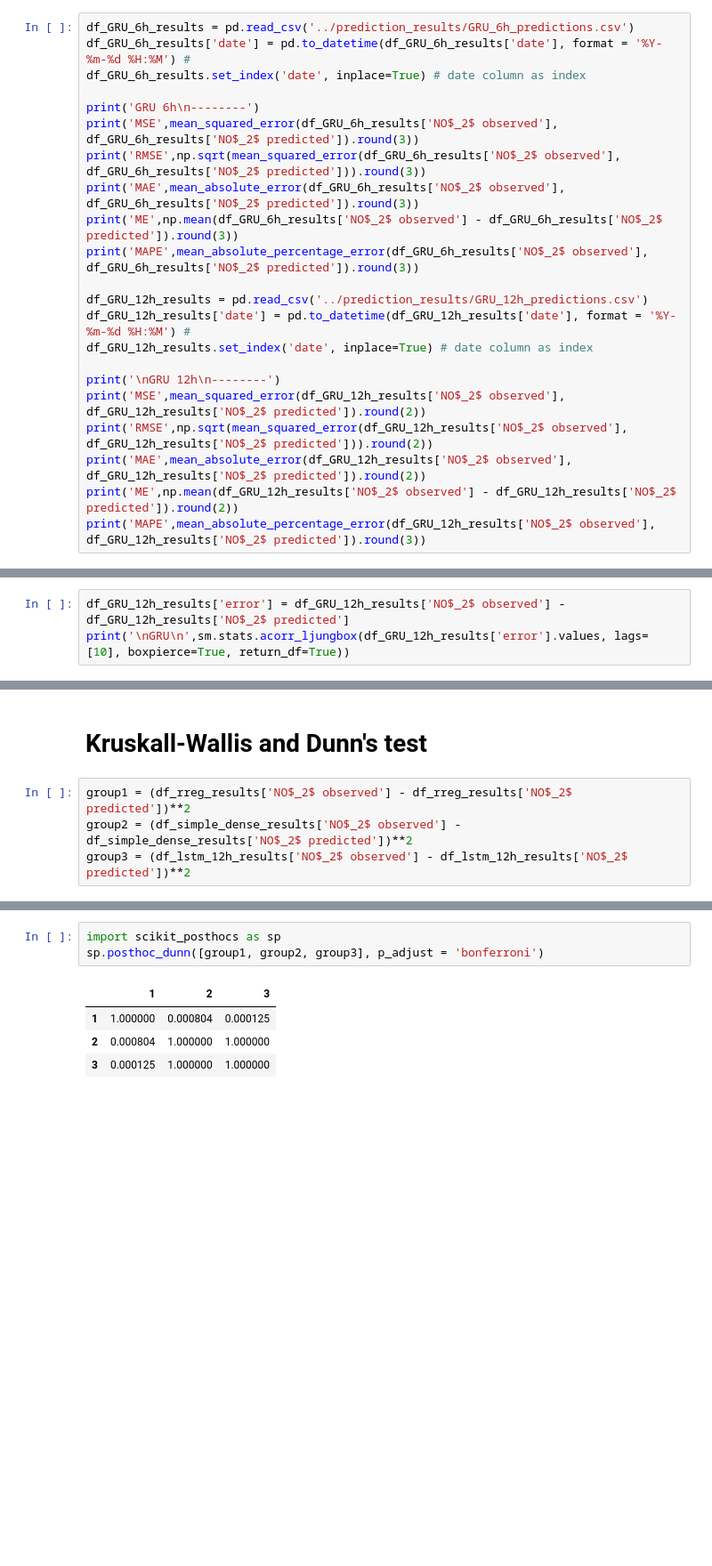
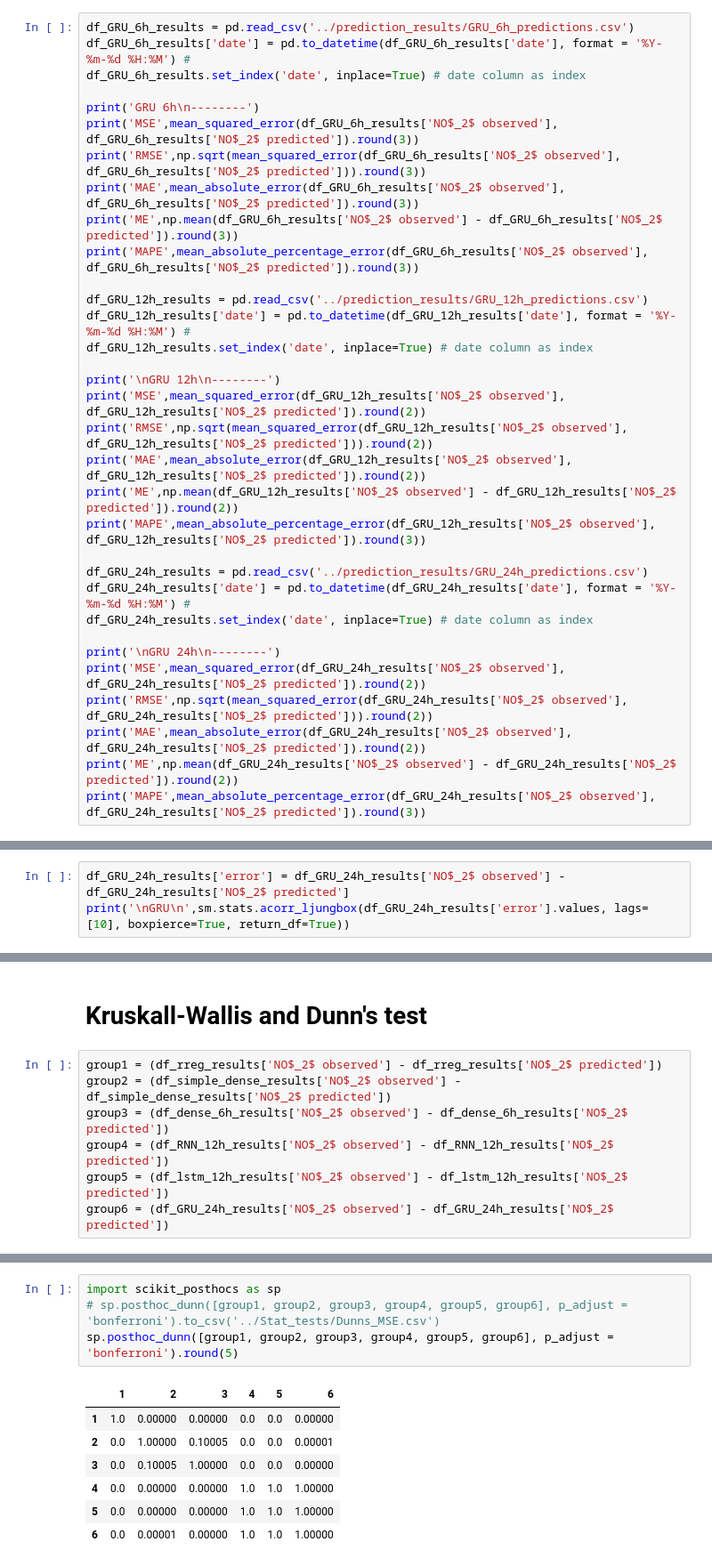
Before and after one commit to simoncarlen/forecasting_project, a Jupyter notebook: jupyter_notebooks/forecast_plots_NO2.ipynb, the cells around one changed output, grey strips where cells are left out. Shown: that part at 89% size. Drawn from its saved outputs; the diff is of its cells as text; blank space fills up the shorter version.

```diff
--- a/jupyter_notebooks/forecast_plots_NO2.ipynb
+++ b/jupyter_notebooks/forecast_plots_NO2.ipynb
@@ -299,6 +306,17 @@ print('RMSE',np.sqrt(mean_squared_error(df_GRU_12h_results['NO$_2$ observed'], d
 print('MAE',mean_absolute_error(df_GRU_12h_results['NO$_2$ observed'], df_GRU_12h_results['NO$_2$ predicted']).round(2))
 print('ME',np.mean(df_GRU_12h_results['NO$_2$ observed'] - df_GRU_12h_results['NO$_2$ predicted']).round(2))
 print('MAPE',mean_absolute_percentage_error(df_GRU_12h_results['NO$_2$ observed'], df_GRU_12h_results['NO$_2$ predicted']).round(3))
+
+df_GRU_24h_results = pd.read_csv('../prediction_results/GRU_24h_predictions.csv')
+df_GRU_24h_results['date'] = pd.to_datetime(df_GRU_24h_results['date'], format = '%Y-%m-%d %H:%M') #
+df_GRU_24h_results.set_index('date', inplace=True) # date column as index
+
+print('\nGRU 24h\n--------')
+print('MSE',mean_squared_error(df_GRU_24h_results['NO$_2$ observed'], df_GRU_24h_results['NO$_2$ predicted']).round(2))
+print('RMSE',np.sqrt(mean_squared_error(df_GRU_24h_results['NO$_2$ observed'], df_GRU_24h_results['NO$_2$ predicted'])).round(2))
+print('MAE',mean_absolute_error(df_GRU_24h_results['NO$_2$ observed'], df_GRU_24h_results['NO$_2$ predicted']).round(2))
+print('ME',np.mean(df_GRU_24h_results['NO$_2$ observed'] - df_GRU_24h_results['NO$_2$ predicted']).round(2))
+print('MAPE',mean_absolute_percentage_error(df_GRU_24h_results['NO$_2$ observed'], df_GRU_24h_results['NO$_2$ predicted']).round(3))
 # %% [output]
 GRU 6h
 --------
@@ -318,6 +338,6 @@ MAPE 0.259
 # %%
-df_GRU_12h_results['error'] = df_GRU_12h_results['NO$_2$ observed'] - df_GRU_12h_results['NO$_2$ predicted']
-print('\nGRU\n',sm.stats.acorr_ljungbox(df_GRU_12h_results['error'].values, lags=[10], boxpierce=True, return_df=True))
+df_GRU_24h_results['error'] = df_GRU_24h_results['NO$_2$ observed'] - df_GRU_24h_results['NO$_2$ predicted']
+print('\nGRU\n',sm.stats.acorr_ljungbox(df_GRU_24h_results['error'].values, lags=[10], boxpierce=True, return_df=True))
 # %% [output]
 GRU
         lb_stat     lb_pvalue     bp_stat     bp_pvalue
@@ -639,6 +690,9 @@ LSTM 12h
 # %% [markdown]
 # Kruskall-Wallis and Dunn's test
 # %%
-group1 = (df_rreg_results['NO$_2$ observed'] - df_rreg_results['NO$_2$ predicted'])**2
-group2 = (df_simple_dense_results['NO$_2$ observed'] - df_simple_dense_results['NO$_2$ predicted'])**2
-group3 = (df_lstm_12h_results['NO$_2$ observed'] - df_lstm_12h_results['NO$_2$ predicted'])**2
+group1 = (df_rreg_results['NO$_2$ observed'] - df_rreg_results['NO$_2$ predicted'])
+group2 = (df_simple_dense_results['NO$_2$ observed'] - df_simple_dense_results['NO$_2$ predicted'])
+group3 = (df_dense_6h_results['NO$_2$ observed'] - df_dense_6h_results['NO$_2$ predicted'])
+group4 = (df_RNN_12h_results['NO$_2$ observed'] - df_RNN_12h_results['NO$_2$ predicted'])
+group5 = (df_lstm_12h_results['NO$_2$ observed'] - df_lstm_12h_results['NO$_2$ predicted'])
+group6 = (df_GRU_24h_results['NO$_2$ observed'] - df_GRU_24h_results['NO$_2$ predicted'])
@@ -654,8 +704,12 @@ KruskalResult(statistic=20.192690071670206, pvalue=4.1229974248177264e-05)
 # %%
 import scikit_posthocs as sp
-sp.posthoc_dunn([group1, group2, group3], p_adjust = 'bonferroni')
+# sp.posthoc_dunn([group1, group2, group3, group4, group5, group6], p_adjust = 'bonferroni').to_csv('../Stat_tests/Dunns_MSE.csv')
+sp.posthoc_dunn([group1, group2, group3, group4, group5, group6], p_adjust = 'bonferroni').round(5)
 # %% [output]
-|  | 1 | 2 | 3 |
-| 1 | 1.000000 | 0.000804 | 0.000125 |
-| 2 | 0.000804 | 1.000000 | 1.000000 |
-| 3 | 0.000125 | 1.000000 | 1.000000 |
+|  | 1 | 2 | 3 | 4 | 5 | 6 |
+| 1 | 1.0 | 0.00000 | 0.00000 | 0.0 | 0.0 | 0.00000 |
+| 2 | 0.0 | 1.00000 | 0.10005 | 0.0 | 0.0 | 0.00001 |
+| 3 | 0.0 | 0.10005 | 1.00000 | 0.0 | 0.0 | 0.00000 |
+| 4 | 0.0 | 0.00000 | 0.00000 | 1.0 | 1.0 | 1.00000 |
+| 5 | 0.0 | 0.00000 | 0.00000 | 1.0 | 1.0 | 1.00000 |
+| 6 | 0.0 | 0.00001 | 0.00000 | 1.0 | 1.0 | 1.00000 |
```
Also changed, not shown: parts of 14 cells of this notebook, 11 other files.
